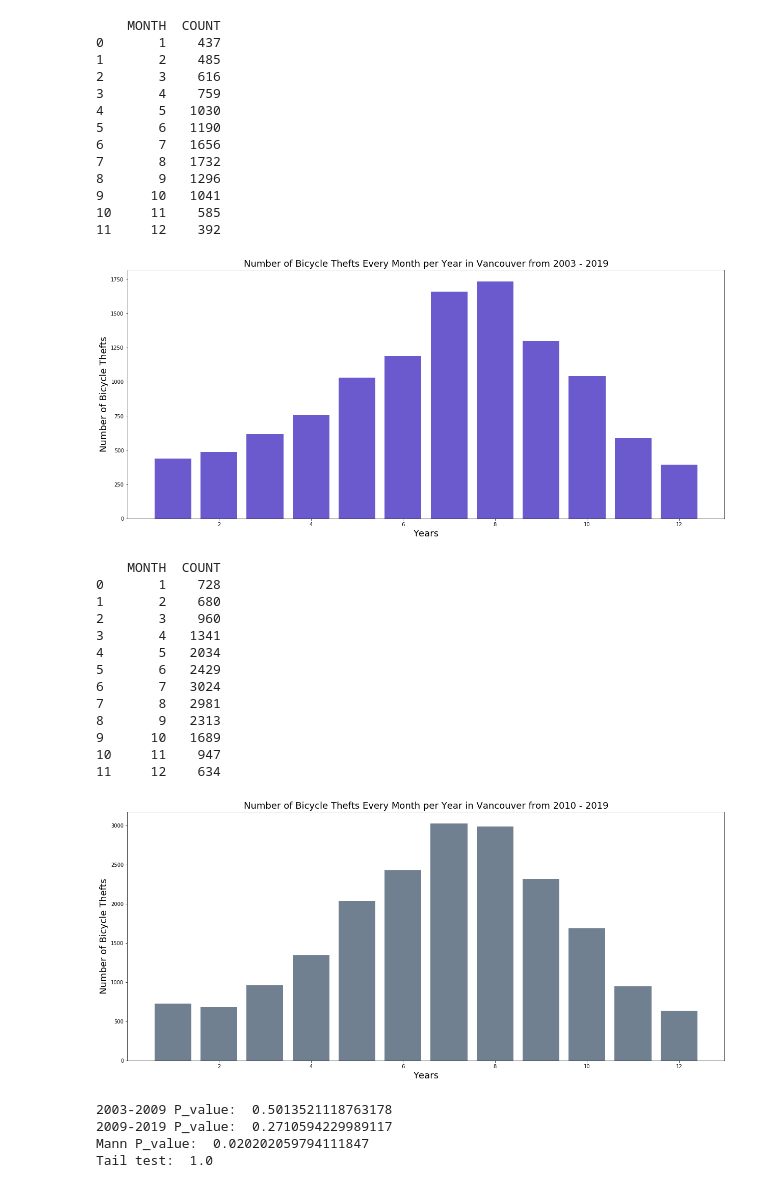
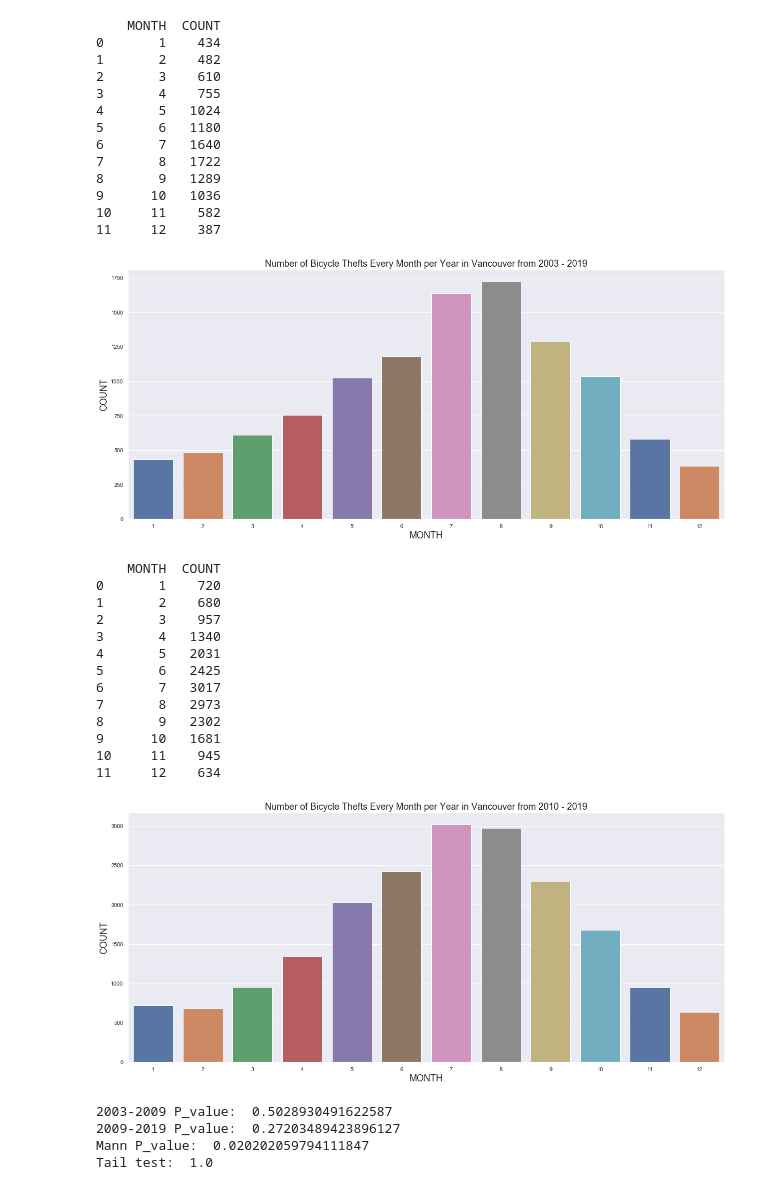
Before and after one commit to WanatabeShin/cmpt-353-final-project, a Jupyter notebook: trend.ipynb, the cells around one changed output. Saved outputs shown, nothing was run; the diff lists cells and outputs as text; code cells hidden in the pictures.

```diff
--- a/trend.ipynb
+++ b/trend.ipynb
@@ -7,8 +7,26 @@ from statsmodels.nonparametric.smoothers_lowess import lowess
 from scipy import stats
 from scipy.stats import linregress
 import seaborn as sns
+import datetime as dt
+
+from sklearn.linear_model import LinearRegression
+from sklearn.preprocessing import PolynomialFeatures
+from sklearn.pipeline import make_pipeline
+from sklearn.model_selection import train_test_split
+
+from sklearn.ensemble import GradientBoostingClassifier
+from sklearn import preprocessing
+from sklearn.tree import DecisionTreeClassifier
+from sklearn.naive_bayes import GaussianNB
+from sklearn.neighbors import KNeighborsClassifier
+from sklearn.ensemble import RandomForestClassifier
+from sklearn.ensemble import GradientBoostingClassifier
+
+
+sns.set()
 # %%
 data = pd.read_csv("clean_bike_data.csv")
+data = data.dropna()
 data
 # %% [output]
 |  | TYPE | YEAR | MONTH | DAY | HOUR | MINUTE | HUNDRED_BLOCK | NEIGHBOURHOOD | LAT | LON | ... |
@@ -100,6 +247,8 @@ data['DATETIME'] =  pd.to_datetime(data['DATETIME'], infer_datetime_format=True)
 # %%
 # We have so much data, we have to apply the central limit theorem.
 # To us, it looks pretty normal
+
+sns.set()
 
 
 early = data[data["YEAR"] < 2011]
@@ -112,8 +261,8 @@ plt.xlabel("Years",
            fontsize=18)
 plt.ylabel("Number of Bicycle Thefts",
            fontsize=18)
-plt.bar(early_agg['MONTH'], early_agg['COUNT'],
-        color='slateblue')
+sns.barplot(early_agg['MONTH'], early_agg['COUNT'],
+        palette='deep')
 plt.show()
 
 
@@ -121,64 +270,64 @@ late = data[data["YEAR"] >= 2011]
 late_agg = late.groupby(late["MONTH"]).size().reset_index(name="COUNT")
 print(late_agg)
 plt.figure(figsize=(21, 9))
 plt.title("Number of Bicycle Thefts Every Month per Year in Vancouver from 2010 - 2019",
           fontsize=18)
 plt.xlabel("Years",
            fontsize=18)
 plt.ylabel("Number of Bicycle Thefts",
            fontsize=18)
-plt.bar(late_agg['MONTH'], late_agg['COUNT'],
-        color='slategrey')
+sns.barplot(late_agg['MONTH'], late_agg['COUNT'], palette="deep")
 plt.show()
+
 
 # Check if these two graphs are normal?
 # They are both not normal
 p_value = stats.normaltest(early_agg["COUNT"]).pvalue
 print("2003-2009 P_value: ", p_value)
 
 p_value = stats.normaltest(late_agg["COUNT"]).pvalue
 print("2009-2019 P_value: ", p_value)
 
 # The Central Limit Theorem, it's probably good enough but let's do one more test
 
 # Our data is sortable, so we can use the mannwhitney u test
 utest_p = stats.mannwhitneyu(early_agg["COUNT"].sort_values(), late_agg["COUNT"].sort_values()).pvalue
 print("Mann P_value: ", utest_p)
 
 
 ttest = stats.ttest_ind(early_agg['MONTH'], late_agg['MONTH'])
 print("Tail test: ", ttest.pvalue)
 # %% [output]
     MONTH  COUNT
-0       1    437
-1       2    485
-2       3    616
-3       4    759
-4       5   1030
-5       6   1190
-6       7   1656
-7       8   1732
-8       9   1296
-9      10   1041
-10     11    585
-11     12    392
+0       1    434
+1       2    482
+2       3    610
+3       4    755
+4       5   1024
+5       6   1180
+6       7   1640
+7       8   1722
+8       9   1289
+9      10   1036
+10     11    582
+11     12    387
-[figure, old version]
+[figure, new version]
     MONTH  COUNT
-0       1    728
+0       1    720
 1       2    680
-2       3    960
-3       4   1341
-4       5   2034
-5       6   2429
-6       7   3024
-7       8   2981
-8       9   2313
-9      10   1689
-10     11    947
+2       3    957
+3       4   1340
+4       5   2031
+5       6   2425
+6       7   3017
+7       8   2973
+8       9   2302
+9      10   1681
+10     11    945
 11     12    634
-[figure, old version]
+[figure, new version]
-2003-2009 P_value:  0.5013521118763178
-2009-2019 P_value:  0.2710594229989117
+2003-2009 P_value:  0.5028930491622587
+2009-2019 P_value:  0.27203489423896127
 Mann P_value:  0.020202059794111847
 Tail test:  1.0
 # %%
```
Also changed, not shown: parts of 11 cells of this notebook, 2 other files.
